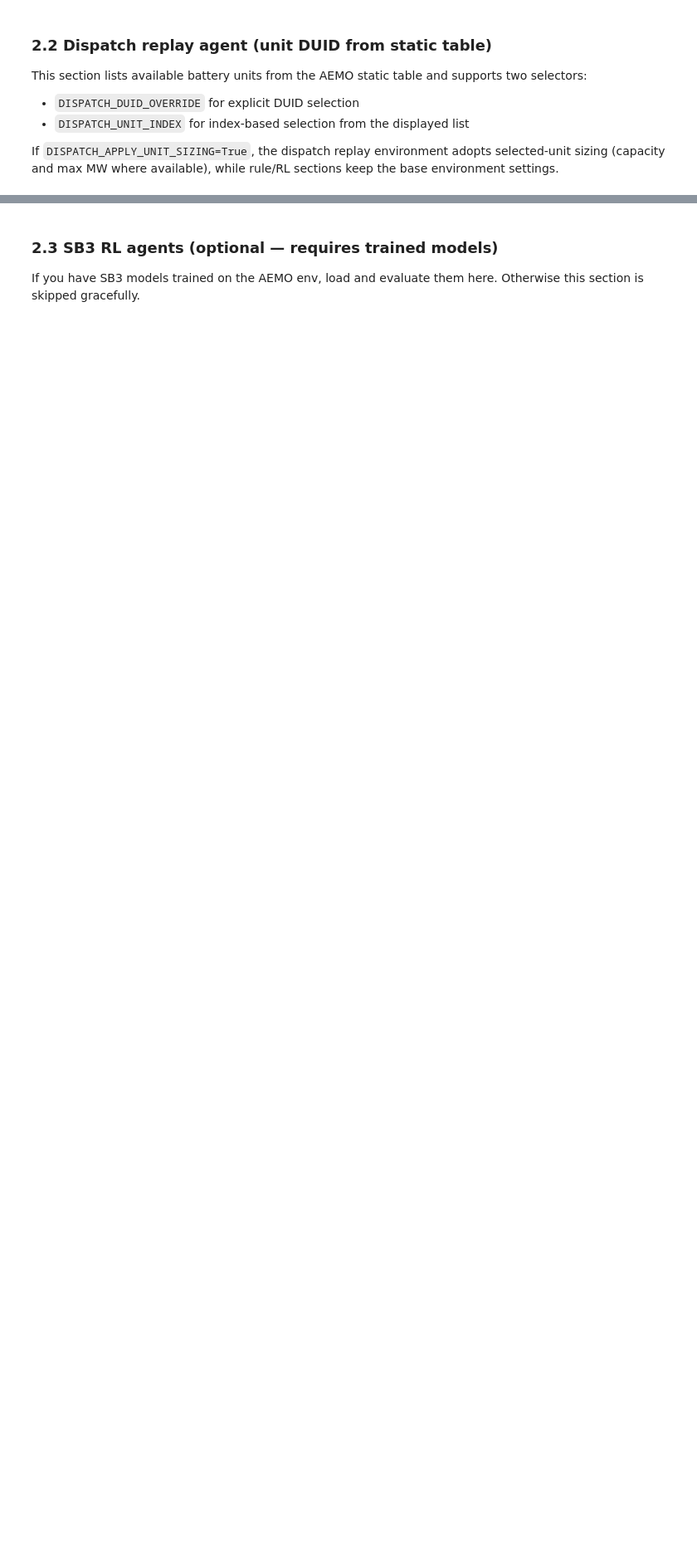
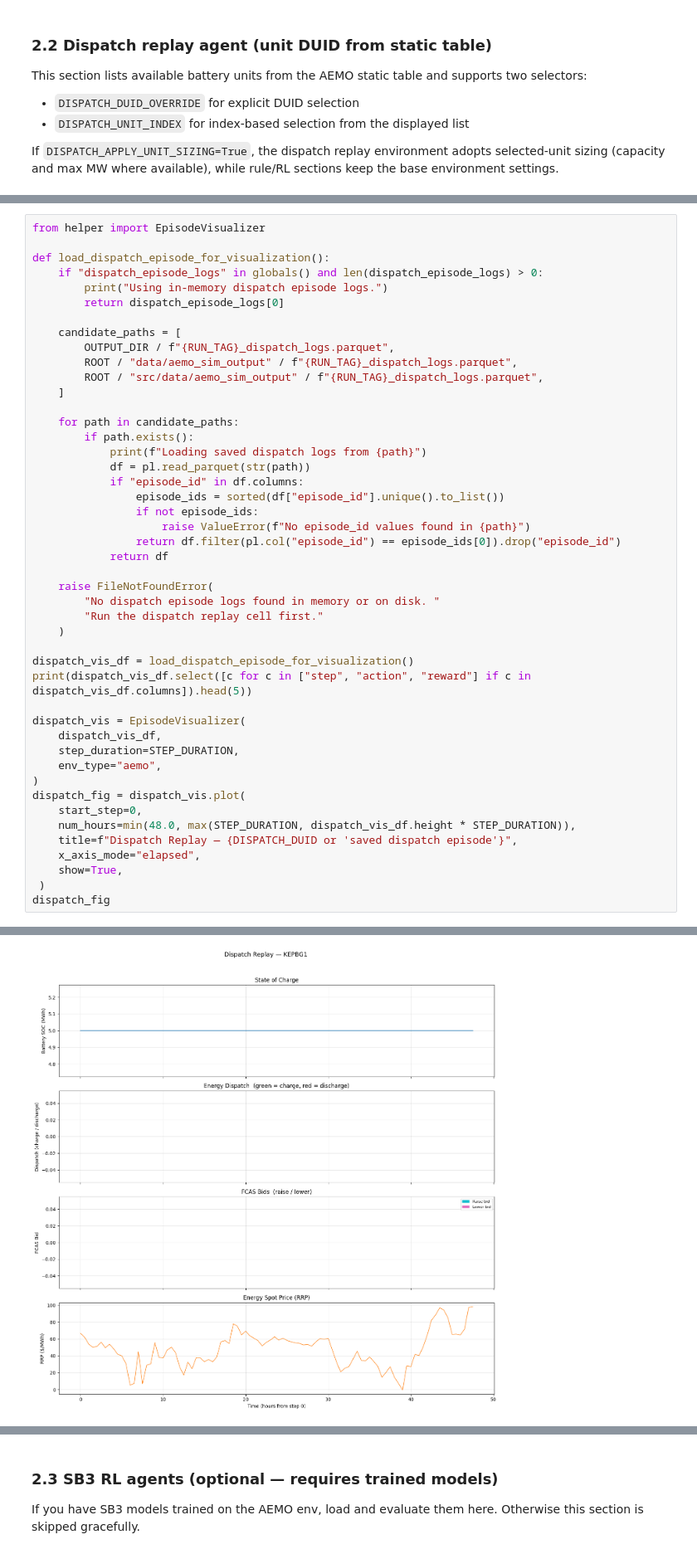
Before and after one commit to mrvictoru/energydecision, a Jupyter notebook: test_aemo_simrun.ipynb, the cells around one changed output, grey strips where cells are left out. Shown at 83% size. Cells and saved outputs as stored; diff of their text form; blank space fills up the shorter version.

Commit message:
Tested dispatch reply with two DUID from QLD1, it ran but no action is perform.

```diff
--- a/test_aemo_simrun.ipynb
+++ b/test_aemo_simrun.ipynb
@@ -431,0 +445,47 @@ shape: (5, 11)
+# %%
+from helper import EpisodeVisualizer
+
+def load_dispatch_episode_for_visualization():
+    if "dispatch_episode_logs" in globals() and len(dispatch_episode_logs) > 0:
+        print("Using in-memory dispatch episode logs.")
+        return dispatch_episode_logs[0]
+
+    candidate_paths = [
+        OUTPUT_DIR / f"{RUN_TAG}_dispatch_logs.parquet",
+        ROOT / "data/aemo_sim_output" / f"{RUN_TAG}_dispatch_logs.parquet",
+        ROOT / "src/data/aemo_sim_output" / f"{RUN_TAG}_dispatch_logs.parquet",
+    ]
+
+    for path in candidate_paths:
+        if path.exists():
+            print(f"Loading saved dispatch logs from {path}")
+            df = pl.read_parquet(str(path))
+            if "episode_id" in df.columns:
+                episode_ids = sorted(df["episode_id"].unique().to_list())
+                if not episode_ids:
+                    raise ValueError(f"No episode_id values found in {path}")
+                return df.filter(pl.col("episode_id") == episode_ids[0]).drop("episode_id")
+            return df
+
+    raise FileNotFoundError(
+        "No dispatch episode logs found in memory or on disk. "
+        "Run the dispatch replay cell first."
+    )
+
+dispatch_vis_df = load_dispatch_episode_for_visualization()
+print(dispatch_vis_df.select([c for c in ["step", "action", "reward"] if c in dispatch_vis_df.columns]).head(5))
+
+dispatch_vis = EpisodeVisualizer(
+    dispatch_vis_df,
+    step_duration=STEP_DURATION,
+    env_type="aemo",
+)
+dispatch_fig = dispatch_vis.plot(
+    start_step=0,
+    num_hours=min(48.0, max(STEP_DURATION, dispatch_vis_df.height * STEP_DURATION)),
+    title=f"Dispatch Replay — {DISPATCH_DUID or 'saved dispatch episode'}",
+    x_axis_mode="elapsed",
+    show=True,
+ )
+dispatch_fig
+# %% [output]
@@ -431,0 +505 @@ shape: (5, 11)
+[figure, added]
```
Also changed, not shown: parts of 4 cells of this notebook, 4 other files.
